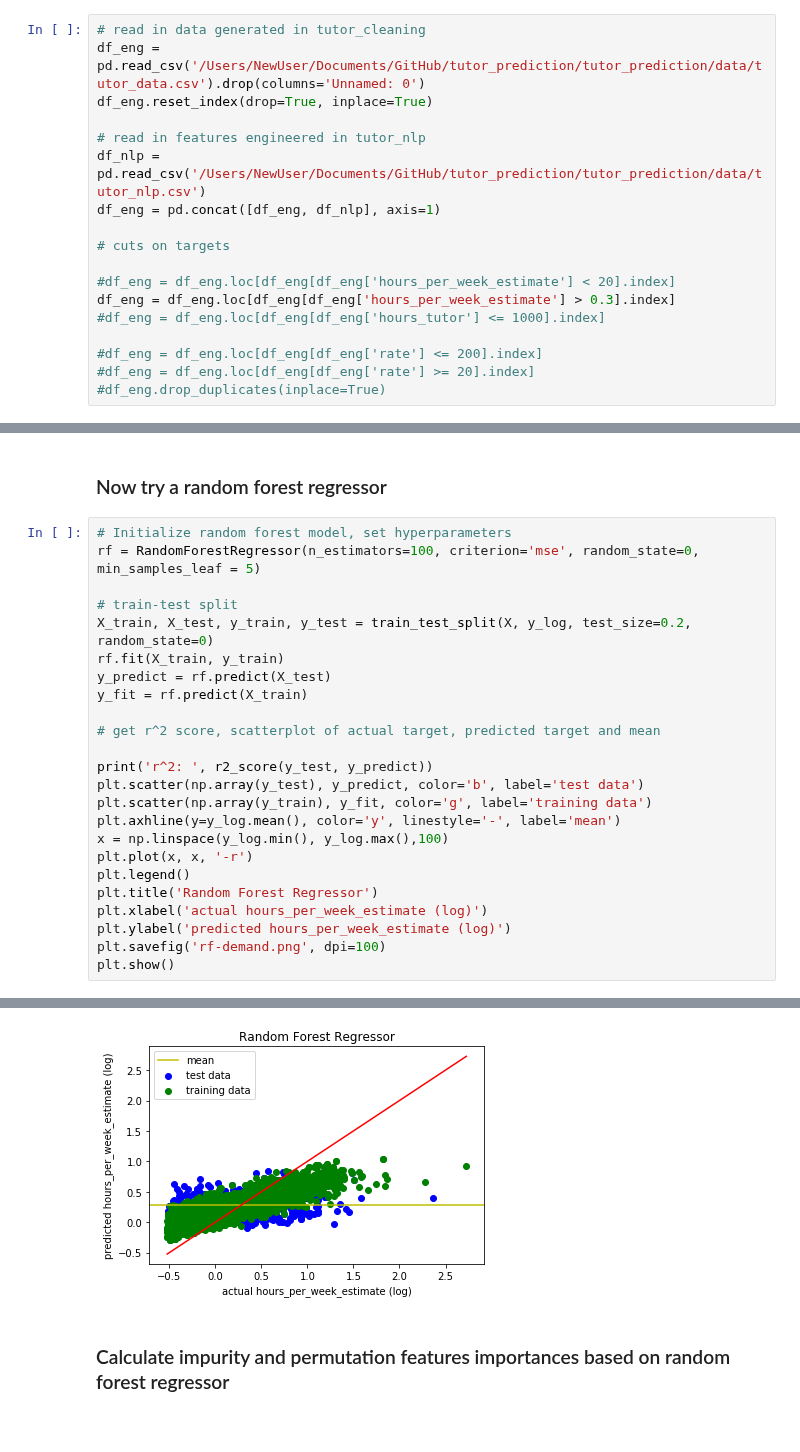
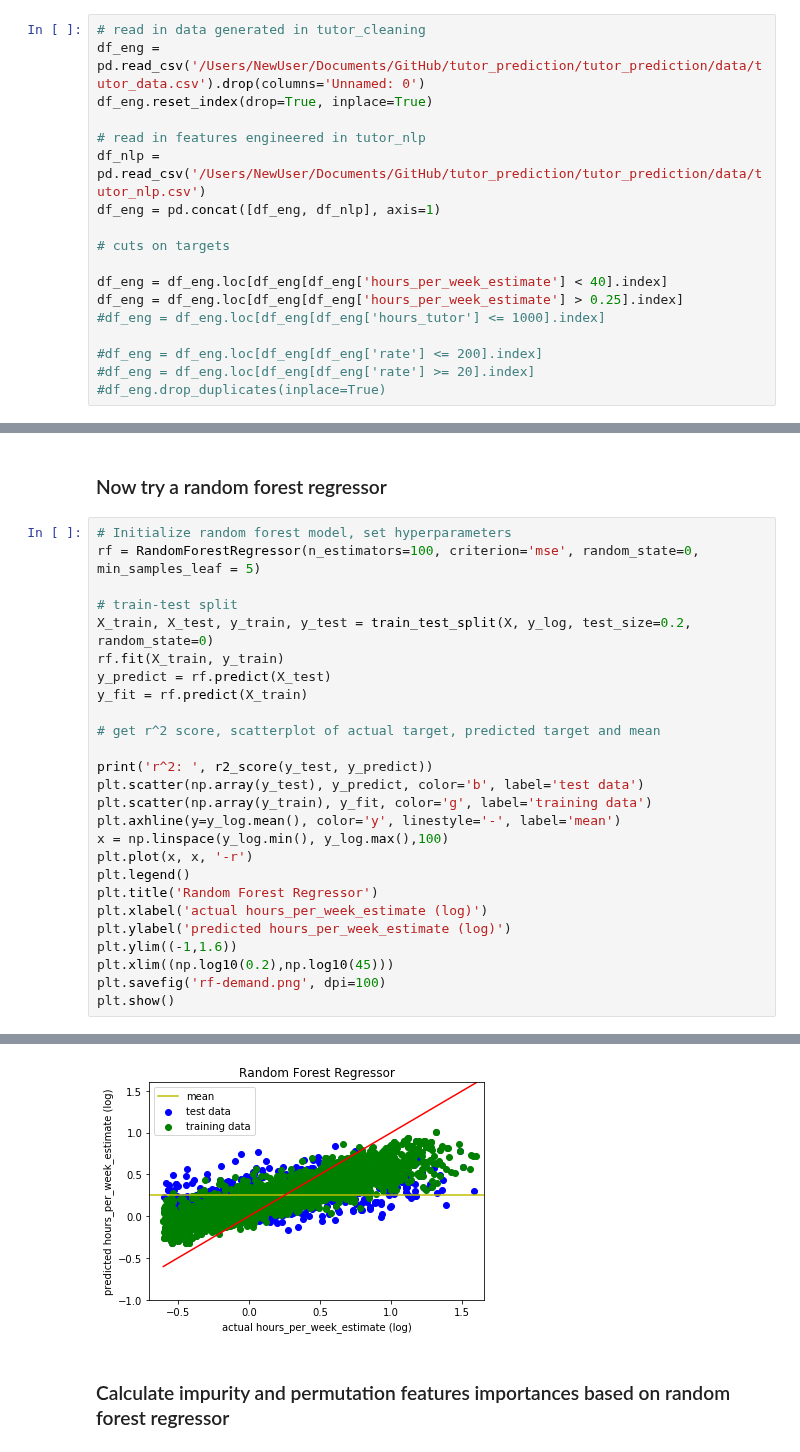
Before and after one commit to vijayoct27/tutor_prediction, a Jupyter notebook: notebook/tutor_demand.ipynb, the cells around one changed output, grey strips where cells are left out. Drawn from its saved outputs; the diff is of its cells as text.

```diff
--- a/notebook/tutor_demand.ipynb
+++ b/notebook/tutor_demand.ipynb
@@ -45,8 +45,8 @@ df_eng = pd.concat([df_eng, df_nlp], axis=1)
 
 # cuts on targets
 
-#df_eng = df_eng.loc[df_eng[df_eng['hours_per_week_estimate'] < 20].index]
-df_eng = df_eng.loc[df_eng[df_eng['hours_per_week_estimate'] > 0.3].index]
+df_eng = df_eng.loc[df_eng[df_eng['hours_per_week_estimate'] < 40].index]
+df_eng = df_eng.loc[df_eng[df_eng['hours_per_week_estimate'] > 0.25].index]
 #df_eng = df_eng.loc[df_eng[df_eng['hours_tutor'] <= 1000].index]
 
 #df_eng = df_eng.loc[df_eng[df_eng['rate'] <= 200].index]
@@ -281,6 +281,8 @@ plt.legend()
 plt.title('Random Forest Regressor')
 plt.xlabel('actual hours_per_week_estimate (log)')
 plt.ylabel('predicted hours_per_week_estimate (log)')
+plt.ylim((-1,1.6))
+plt.xlim((np.log10(0.2),np.log10(45)))
 plt.savefig('rf-demand.png', dpi=100)
 plt.show()
 # %% [output]
@@ -288,4 +290,4 @@ r^2:  0.17305979381314807
-[figure, old version]
+[figure, new version]
 # %% [markdown]
 ### Calculate impurity and permutation features importances based on random forest regressor
 # %%
```
Also changed, not shown: parts of 5 cells of this notebook, 4 other files.
